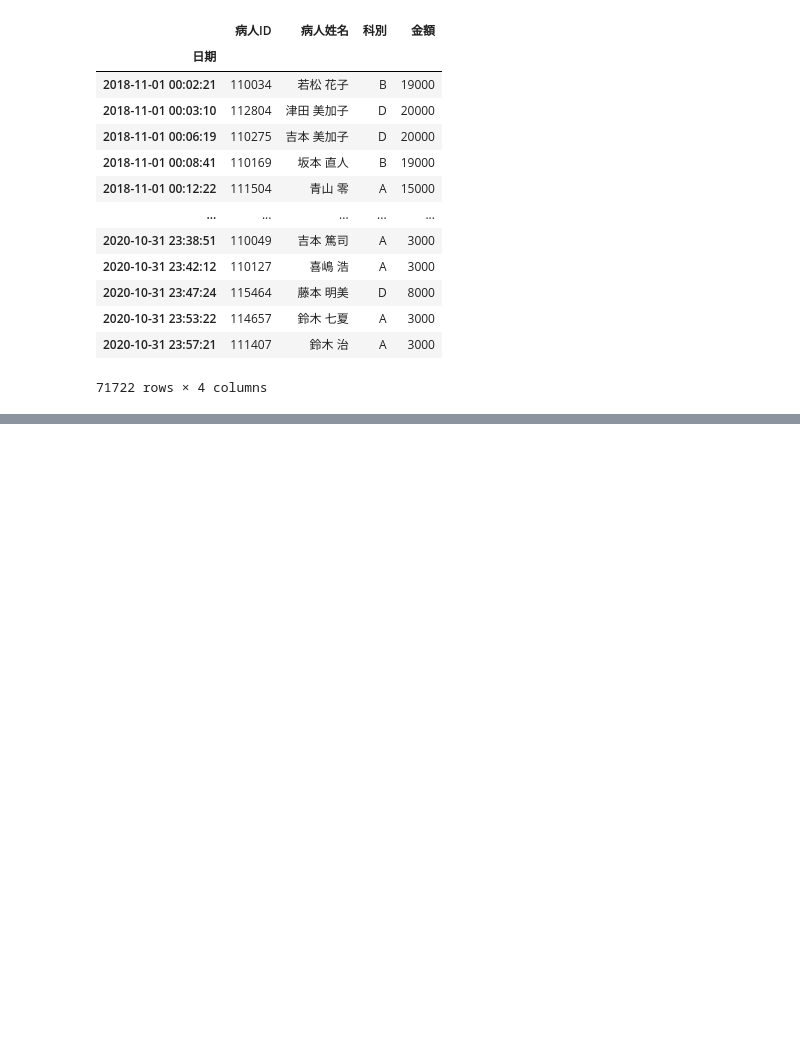
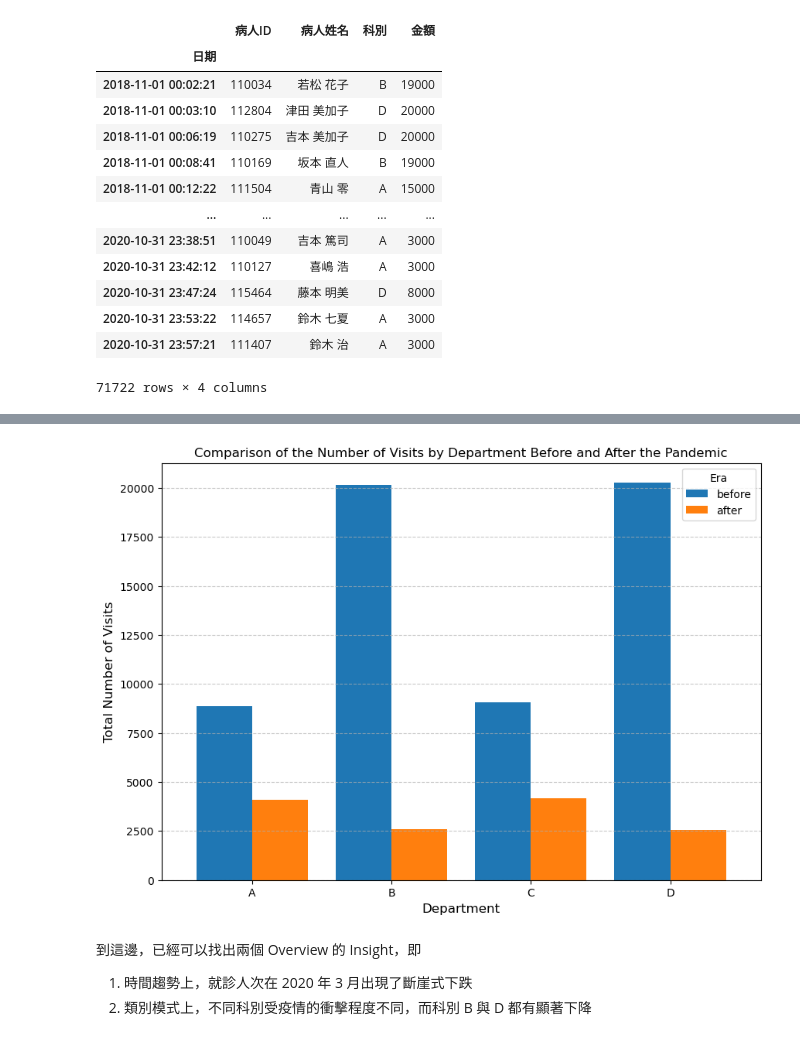
Before and after one commit to csning1998/school-medical-decision-analysis, a Jupyter notebook: Assignment.ipynb, the cells around one changed output, grey strips where cells are left out. Drawn from its saved outputs; the diff is of its cells as text; code cells hidden in the pictures; blank space fills up the shorter version.

```diff
--- a/Assignment.ipynb
+++ b/Assignment.ipynb
@@ -27,0 +279,28 @@ df
+# %%
+import numpy as np
+
+split_date = pd.to_datetime("2020-03-01")
+df["period"] = np.where(df.index < split_date, "before", "after")
+
+df_department_summary = pd.crosstab(df["科別"], df["period"])
+df_department_summary = df_department_summary[["before", "after"]]
+
+df_department_summary.plot(kind="bar", figsize=(10, 7), width=0.8)
+
+plt.title(
+    "Comparison of the Number of Visits by Department Before and After the Pandemic",
+    fontsize=12,
+)
+plt.xlabel("Department", fontsize=12)
+plt.ylabel("Total Number of Visits", fontsize=12)
+plt.xticks(rotation=0)
+plt.legend(title="Era")
+plt.grid(axis="y", linestyle="--", alpha=0.7)
+plt.show()
+# %% [output]
+[figure, added]
+# %% [markdown]
+到這邊，已經可以找出兩個 Overview 的 Insight，即
+
+1. 時間趨勢上，就診人次在 2020 年 3 月出現了斷崖式下跌
+2. 類別模式上，不同科別受疫情的衝擊程度不同，而科別 B 與 D 都有顯著下降
```
Also changed, not shown: parts of 57 cells of this notebook, 1 other file.
